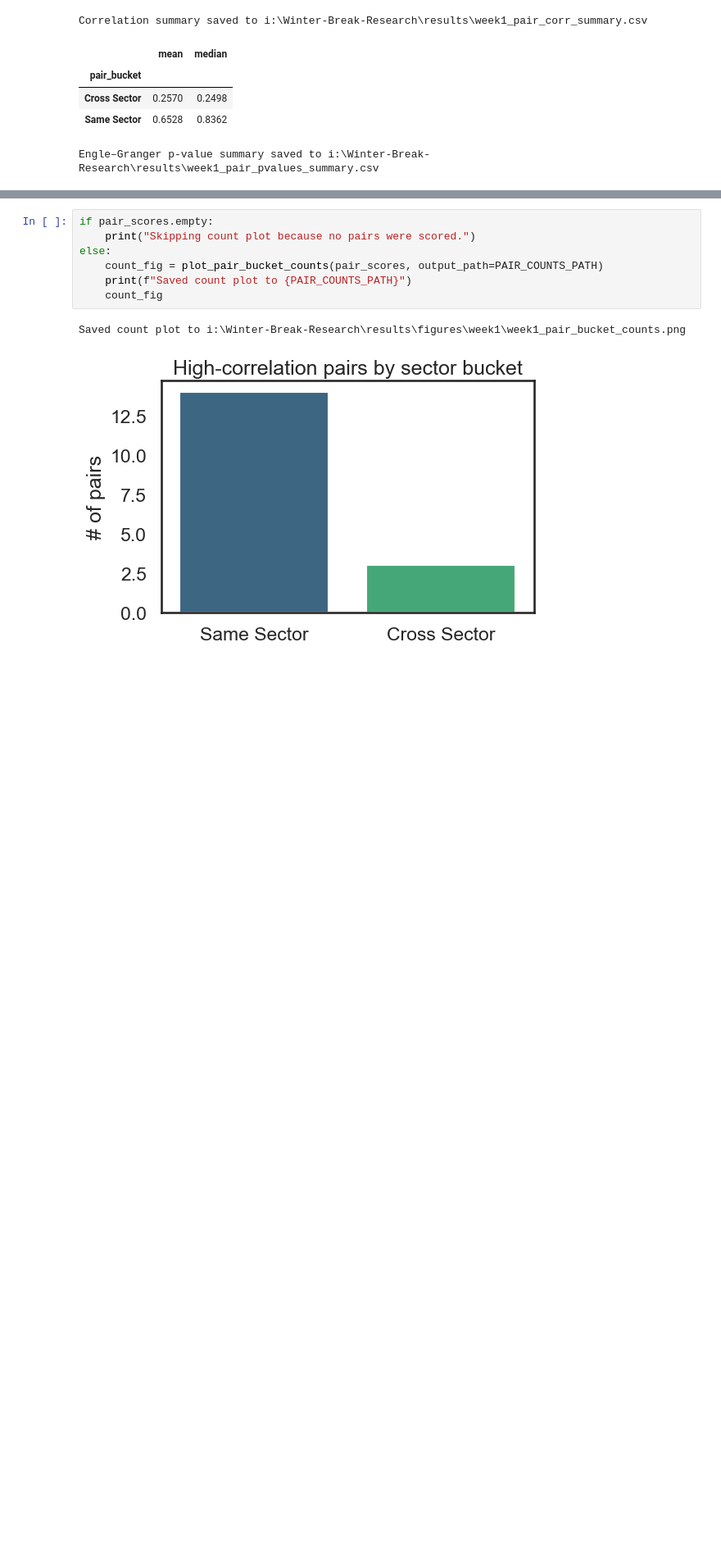
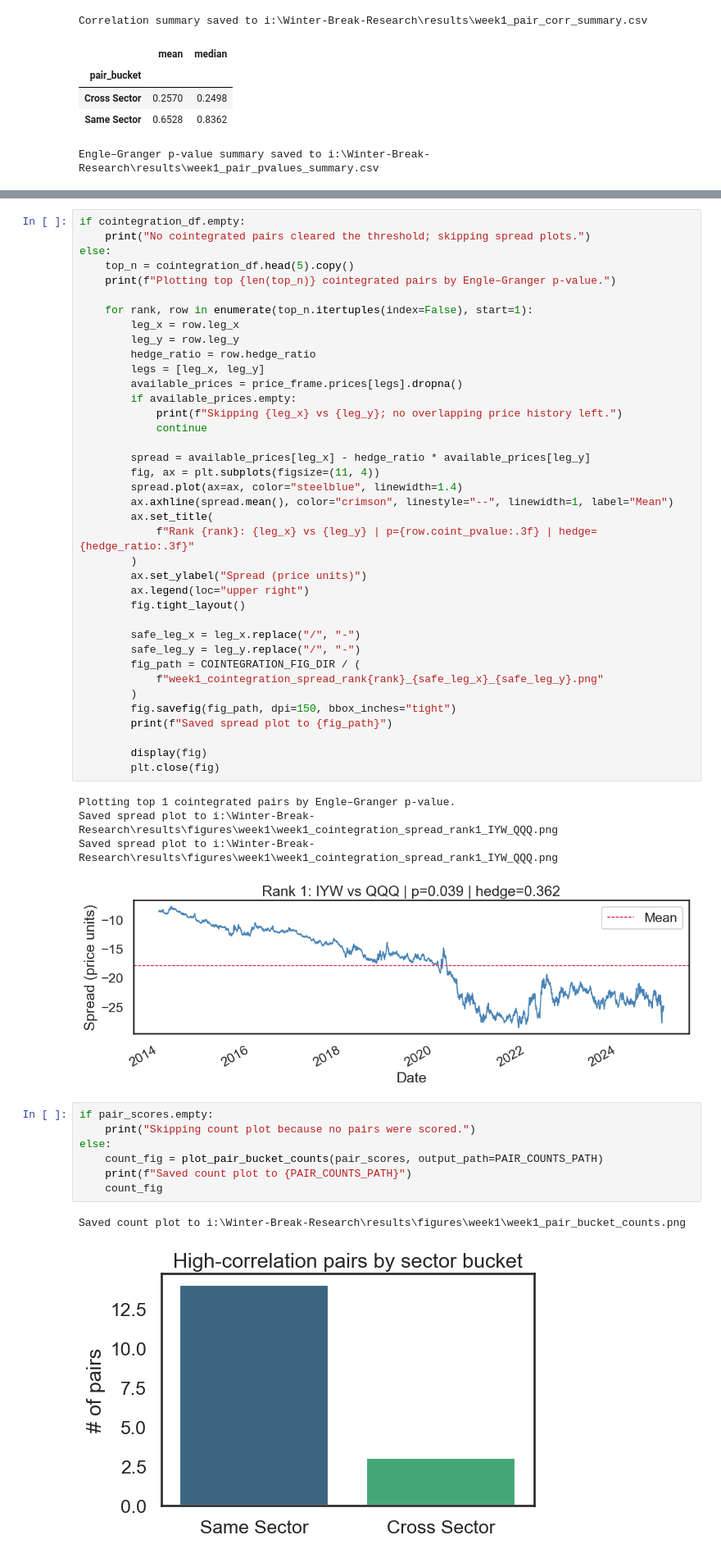
Before and after one commit to LukeSaccius/pairs-trading-sector-etf, a Jupyter notebook: notebooks/week1_pair_scanning.ipynb, the cells around one changed output, grey strips where cells are left out. Shown at 82% size. Cells and saved outputs as stored; diff of their text form; blank space fills up the shorter version.

```diff
--- a/notebooks/week1_pair_scanning.ipynb
+++ b/notebooks/week1_pair_scanning.ipynb
@@ -478,3 +507,46 @@ Engle–Granger p-value summary saved to i:\Winter-Break-Research\results\week1_
+# %%
+if cointegration_df.empty:
+    print("No cointegrated pairs cleared the threshold; skipping spread plots.")
+else:
+    top_n = cointegration_df.head(5).copy()
+    print(f"Plotting top {len(top_n)} cointegrated pairs by Engle–Granger p-value.")
+
+    for rank, row in enumerate(top_n.itertuples(index=False), start=1):
+        leg_x = row.leg_x
+        leg_y = row.leg_y
+        hedge_ratio = row.hedge_ratio
+        legs = [leg_x, leg_y]
+        available_prices = price_frame.prices[legs].dropna()
+        if available_prices.empty:
+            print(f"Skipping {leg_x} vs {leg_y}; no overlapping price history left.")
+            continue
+
+        spread = available_prices[leg_x] - hedge_ratio * available_prices[leg_y]
+        fig, ax = plt.subplots(figsize=(11, 4))
+        spread.plot(ax=ax, color="steelblue", linewidth=1.4)
+        ax.axhline(spread.mean(), color="crimson", linestyle="--", linewidth=1, label="Mean")
+        ax.set_title(
+            f"Rank {rank}: {leg_x} vs {leg_y} | p={row.coint_pvalue:.3f} | hedge={hedge_ratio:.3f}"
+        )
+        ax.set_ylabel("Spread (price units)")
+        ax.legend(loc="upper right")
+        fig.tight_layout()
+
+        safe_leg_x = leg_x.replace("/", "-")
+        safe_leg_y = leg_y.replace("/", "-")
+        fig_path = COINTEGRATION_FIG_DIR / (
+            f"week1_cointegration_spread_rank{rank}_{safe_leg_x}_{safe_leg_y}.png"
+        )
+        fig.savefig(fig_path, dpi=150, bbox_inches="tight")
+        print(f"Saved spread plot to {fig_path}")
+
+        display(fig)
+        plt.close(fig)
+# %% [output]
+Plotting top 1 cointegrated pairs by Engle–Granger p-value.
+Saved spread plot to i:\Winter-Break-Research\results\figures\week1\week1_cointegration_spread_rank1_IYW_QQQ.png
+Saved spread plot to i:\Winter-Break-Research\results\figures\week1\week1_cointegration_spread_rank1_IYW_QQQ.png
+[figure, added]
 # %%
 if pair_scores.empty:
     print("Skipping count plot because no pairs were scored.")
```
Also changed, not shown: parts of 7 cells of this notebook, 7 other files.
